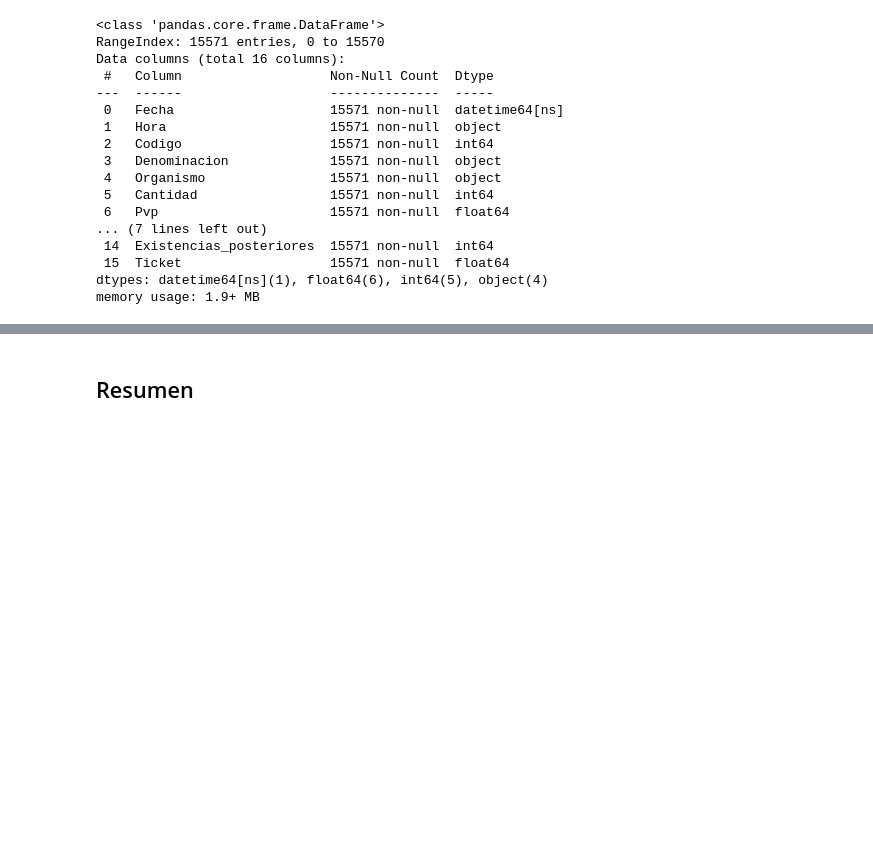
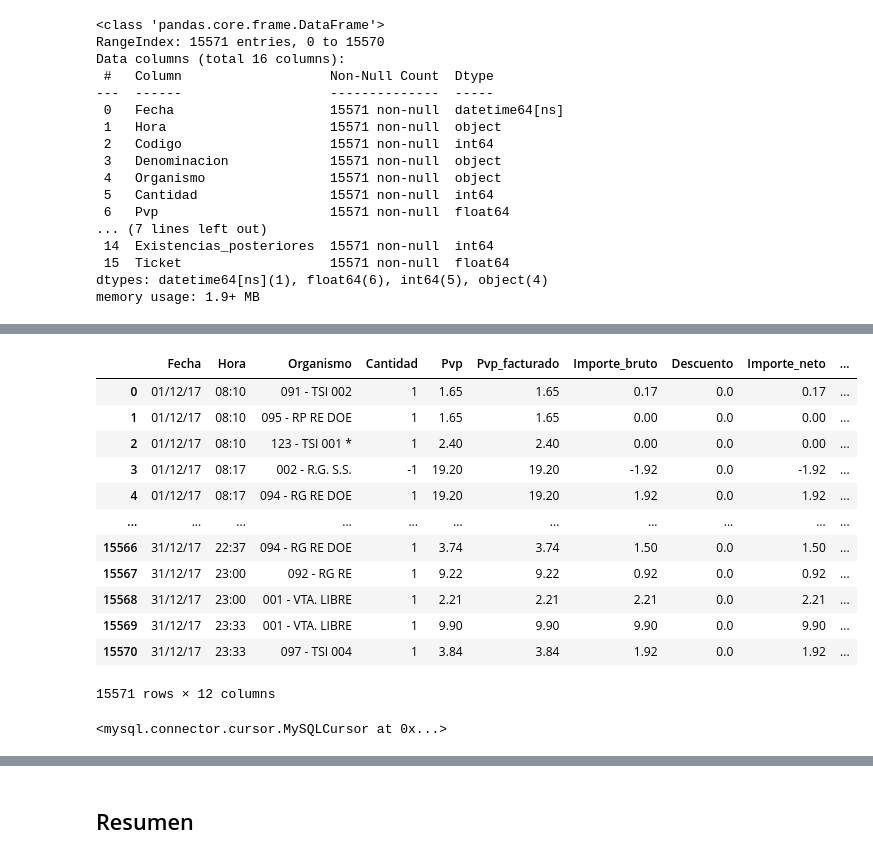
Before and after one commit to Blanca95/Final_proyect_SME_real_case, a Jupyter notebook: notebook/1_ETL.ipynb, the cells around one changed output, grey strips where cells are left out. Saved outputs shown, nothing was run; the diff lists cells and outputs as text; code cells hidden in the pictures; blank space fills up the shorter version.

```diff
--- a/notebook/1_ETL.ipynb
+++ b/notebook/1_ETL.ipynb
@@ -217,0 +159,3 @@ AttributeError: module 'funciones' has no attribute 'limpiar_guardar_lineas_vent
+# %%
+dic_17 = pd.read_excel('../data/data_clean/lineas_ventas_diciembre_17.xlsx')
+dic_17.info()
@@ -217,0 +220,11 @@ AttributeError: module 'funciones' has no attribute 'limpiar_guardar_lineas_vent
+# %%
+df_dic_17 = pd.DataFrame(dic_17)
+
+# 1. DataFrame "empleados"
+empleados = df_dic_17[['Vendedor']]
+
+# 3. DataFrame "medicamentos"
+medicamentos = df_dic_17[['Codigo', 'Denominacion']]
+
+# 4. DataFrame "ventas"
+ventas = df_dic_17[['Fecha', 'Hora', 'Organismo', 'Cantidad', 'Pvp', 'Pvp_facturado', 'Importe_bruto', 'Descuento', 'Importe_neto', 'Puesto', 'Existencias', 'Ticket']]
@@ -217,0 +265,16 @@ AttributeError: module 'funciones' has no attribute 'limpiar_guardar_lineas_vent
+# %%
+ventas
+# %% [output]
+|  | Fecha | Hora | Organismo | Cantidad | Pvp | Pvp_facturado | Importe_bruto | Descuento | Importe_neto | ... |
+| 0 | 01/12/17 | 08:10 | 091 - TSI 002 | 1 | 1.65 | 1.65 | 0.17 | 0.0 | 0.17 | ... |
+| 1 | 01/12/17 | 08:10 | 095 - RP RE DOE | 1 | 1.65 | 1.65 | 0.00 | 0.0 | 0.00 | ... |
+| 2 | 01/12/17 | 08:10 | 123 - TSI 001 * | 1 | 2.40 | 2.40 | 0.00 | 0.0 | 0.00 | ... |
+| 3 | 01/12/17 | 08:17 | 002 - R.G. S.S. | -1 | 19.20 | 19.20 | -1.92 | 0.0 | -1.92 | ... |
+| 4 | 01/12/17 | 08:17 | 094 - RG RE DOE | 1 | 19.20 | 19.20 | 1.92 | 0.0 | 1.92 | ... |
+| ... | ... | ... | ... | ... | ... | ... | ... | ... | ... | ... |
+| 15566 | 31/12/17 | 22:37 | 094 - RG RE DOE | 1 | 3.74 | 3.74 | 1.50 | 0.0 | 1.50 | ... |
+| 15567 | 31/12/17 | 23:00 | 092 - RG RE | 1 | 9.22 | 9.22 | 0.92 | 0.0 | 0.92 | ... |
+| 15568 | 31/12/17 | 23:00 | 001 - VTA. LIBRE | 1 | 2.21 | 2.21 | 2.21 | 0.0 | 2.21 | ... |
+| 15569 | 31/12/17 | 23:33 | 001 - VTA. LIBRE | 1 | 9.90 | 9.90 | 9.90 | 0.0 | 9.90 | ... |
+| 15570 | 31/12/17 | 23:33 | 097 - TSI 004 | 1 | 3.84 | 3.84 | 1.92 | 0.0 | 1.92 | ... |
+15571 rows × 12 columns
@@ -217,0 +293,9 @@ AttributeError: module 'funciones' has no attribute 'limpiar_guardar_lineas_vent
+# %%
+conexion = conn.connect(host=host,
+                        user=user,
+                        password=password)
+
+cursor = conexion.cursor()
+cursor
+# %% [output]
+<mysql.connector.cursor.MySQLCursor at 0x...>
```
Also changed, not shown: parts of 23 cells of this notebook, 3 other files.
